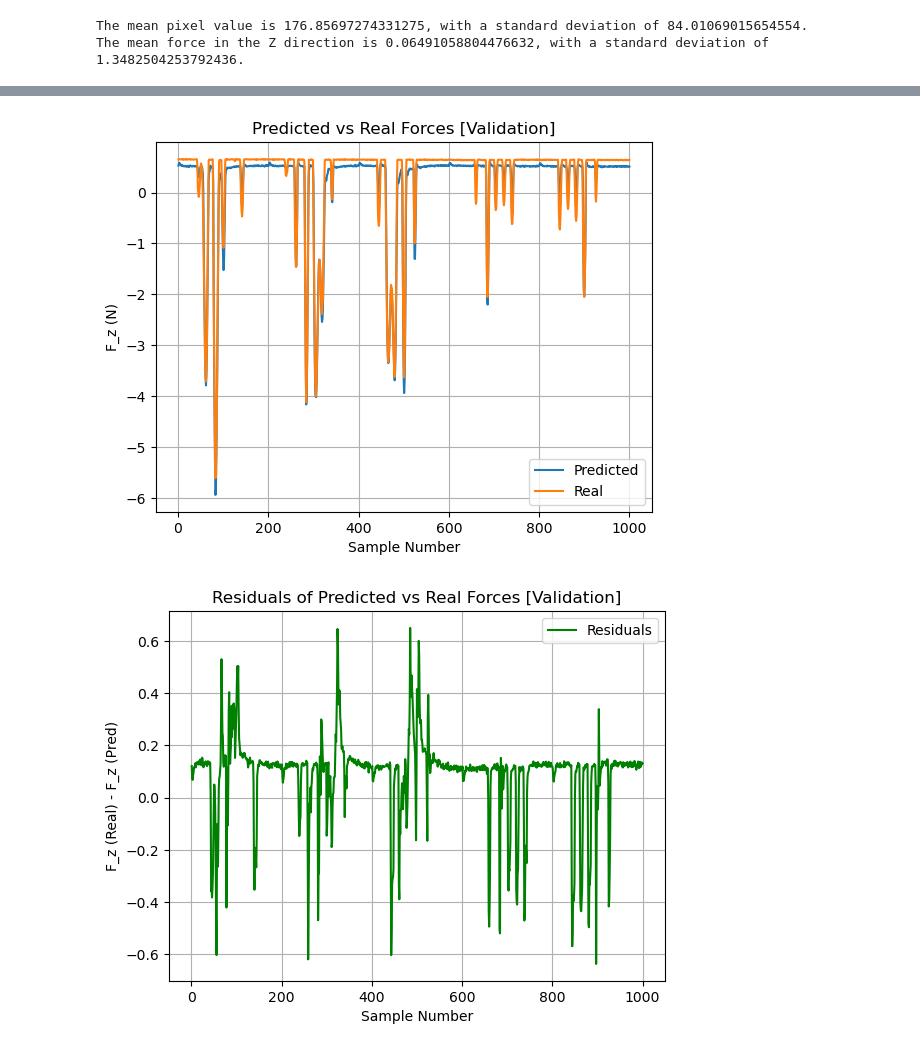
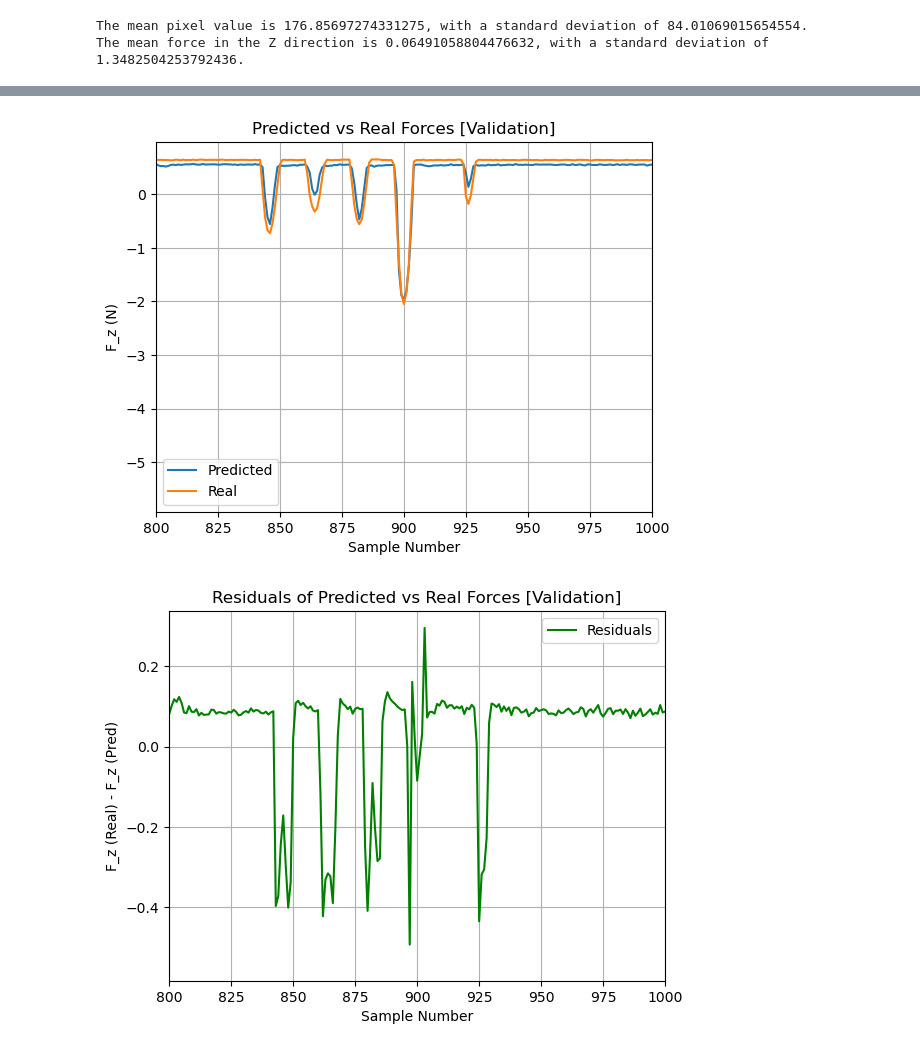
Before and after one commit to SoftSensing/VBSS, a Jupyter notebook: CNN-RNN-Skeleton-Implem.ipynb, the cells around one changed output, grey strips where cells are left out. Drawn from its saved outputs; the diff is of its cells as text; code cells hidden in the pictures.

```diff
--- a/CNN-RNN-Skeleton-Implem.ipynb
+++ b/CNN-RNN-Skeleton-Implem.ipynb
@@ -118,7 +118,7 @@ output_dim = 1   # output dimension
 
 model = RNNModel(input_channels, hidden_dim, layer_dim, output_dim)
 # Load previous model if you'd like:
-model.load_state_dict(torch.load('multisine_att0.09_30epoch.pth'))
+model.load_state_dict(torch.load('multisine_att0.09+0.06.pth'))
 
 # Define your loss function
 error = nn.MSELoss()
@@ -129,7 +129,7 @@ optimizer = torch.optim.Adam(model.parameters(), lr=learning_rate)
 # %%
 # Training parameters
 file_size = 1000 # one file contains 1000 samples
-num_epochs = 10
+num_epochs = 30
 batch_size = 200 # should be something that leaves zero reminder when it divides the file_size
 files_num = 10 # how many files to load
 
@@ -325,35 +332,37 @@ plt.show()
 # Comparing predictions to real labels [Validation]
 # Process predictions and labels
 last_epoch_validation_outputs = np.array(last_epoch_validation_outputs)
 last_epoch_validation_labels = np.array(last_epoch_validation_labels)
 pred_forcess_val = last_epoch_validation_outputs * forces_z_std + forces_z_mean
 forcess_val = last_epoch_validation_labels * forces_z_std + forces_z_mean
 
 # Plotting
 plt.plot(range(1, len(pred_forcess_val) + 1), pred_forcess_val, label="Predicted")
 plt.plot(range(1, len(forcess_val) + 1), forcess_val, label="Real")
 
 # Adding title, grid, and legend
 plt.title("Predicted vs Real Forces [Validation]")
 plt.xlabel("Sample Number")
+plt.xlim(800,1000)
 plt.ylabel("F_z (N)")
 plt.grid()
 plt.legend()
 plt.show()
 
 # Plotting residuals
 plt.plot(range(1, len(forcess_val) + 1), forcess_val - pred_forcess_val, label="Residuals", color='green')
 
 # Adding title, grid, and legend
 plt.title("Residuals of Predicted vs Real Forces [Validation]")
 plt.xlabel("Sample Number")
+plt.xlim(800,1000)
 plt.ylabel("F_z (Real) - F_z (Pred)")
 plt.grid()
 plt.legend()
 plt.show()
 # %% [output]
-[figure, old version]
+[figure, new version]
-[figure, old version]
+[figure, new version]
 # %%
 # Testing
 
```
Also changed, not shown: parts of 4 cells of this notebook.
